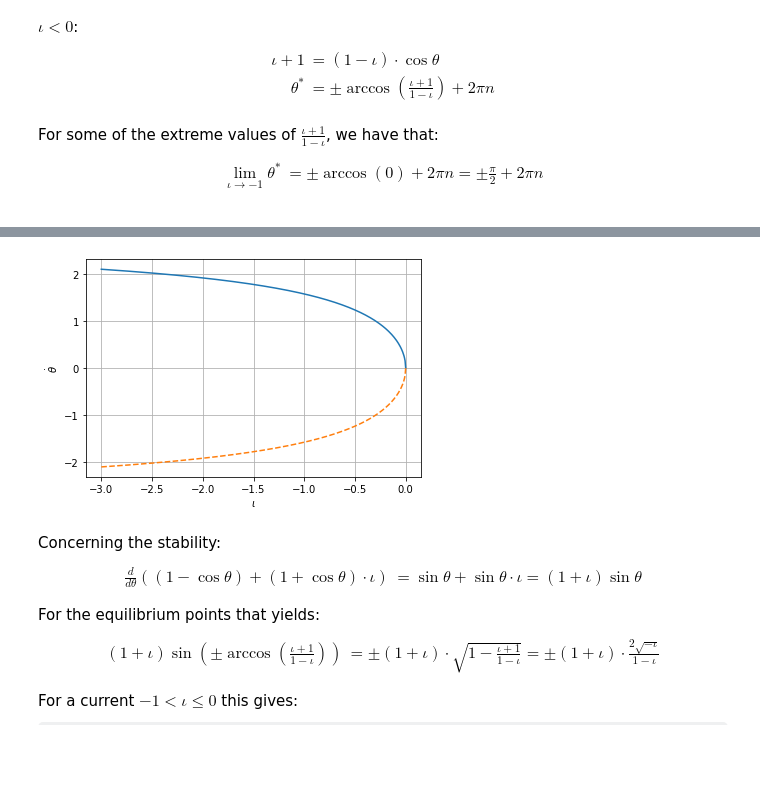
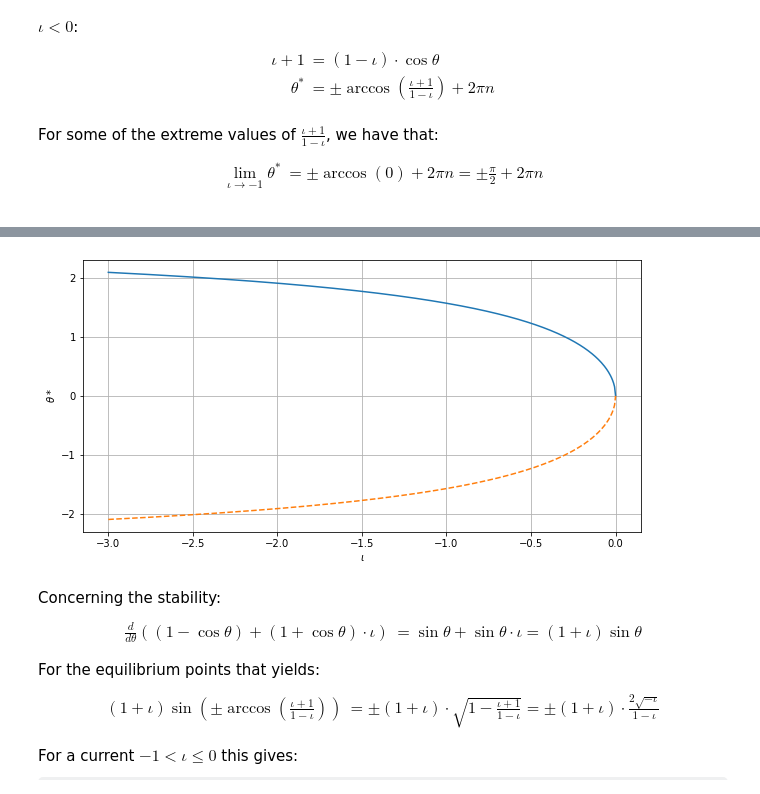
Before and after one commit to simonaertssen/AdaptiveNeuronalNetworks, a Jupyter notebook: Notes meeting 24_09_2020.ipynb, the cells around one changed output, grey strips where cells are left out. Drawn from its saved outputs; the diff is of its cells as text; code cells hidden in the pictures; some formulas as TeX source; blank space fills up the shorter version.

```diff
--- a/Notes meeting 24_09_2020.ipynb
+++ b/Notes meeting 24_09_2020.ipynb
@@ -45,13 +45,15 @@ We can see the equilibrium points here, and below the saddle-node bifurcation
 # %%
 x = np.linspace(-3, 0, 500)
 y = np.arccos((x + 1)/(1 - x))
+
+plt.figure(figsize=(10,5))
 plt.grid(True)
 plt.plot(x,y);
 plt.plot(x,-y, '--');
 plt.xlabel(r"$\iota$")
-plt.ylabel(r"$\dot{\theta}$");
+plt.ylabel(r"$\theta*$");
 # %% [output]
-[figure, old version]
+[figure, new version]
 # %% [markdown]
 Concerning the stability:
 \begin{align*}
```
Also changed, not shown: parts of 13 cells of this notebook, 2 other files.
